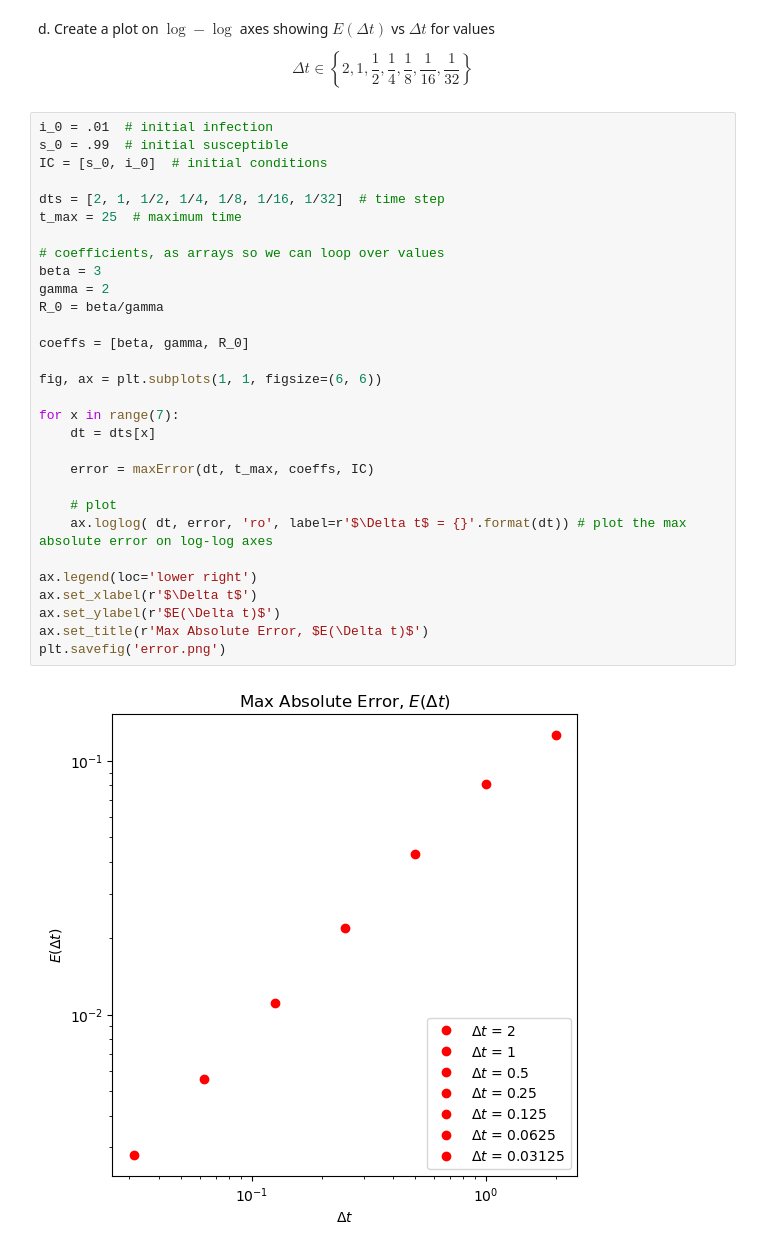
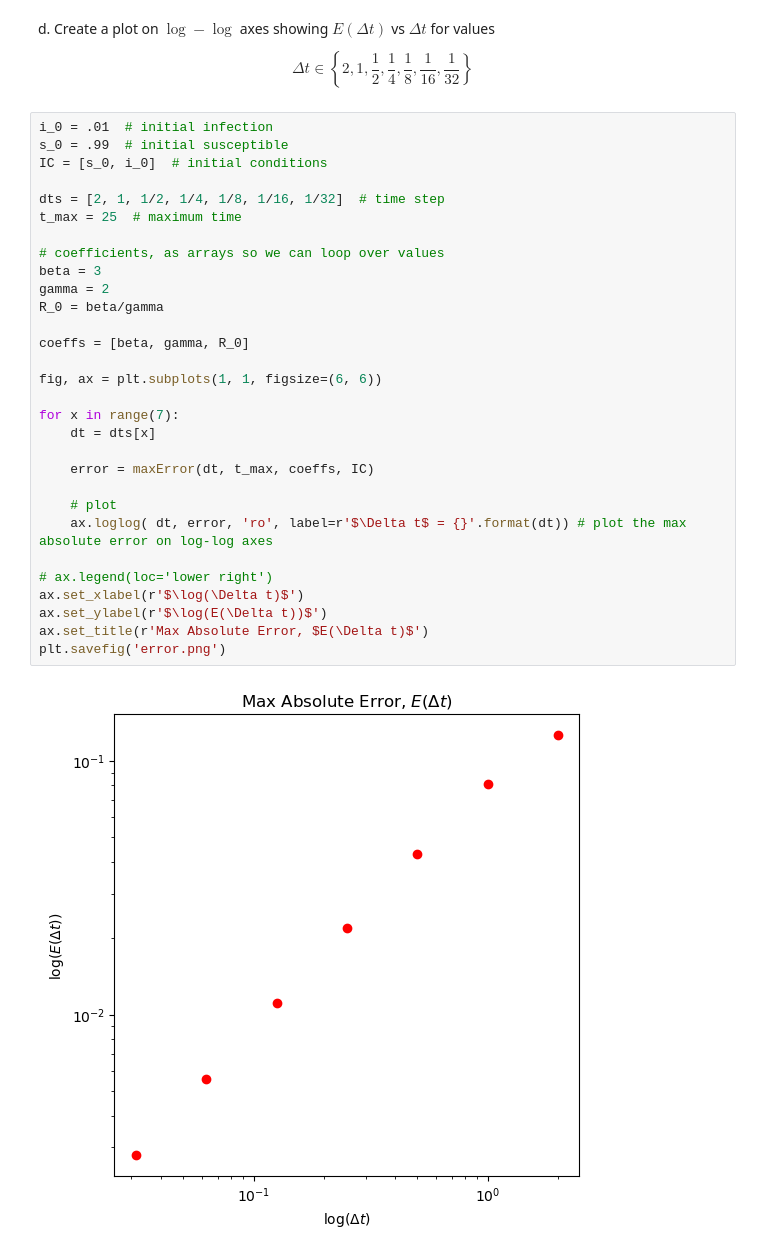
Before and after one commit to clmurphey/csci7000, a Jupyter notebook: hw2/cmmid_hw2.ipynb, the cells around one changed output. Cells and saved outputs as stored; diff of their text form.

Commit message:
feat: update with problem 2 solutions and plots

```diff
--- a/hw2/cmmid_hw2.ipynb
+++ b/hw2/cmmid_hw2.ipynb
@@ -174,32 +174,32 @@ $$
 # %%
 i_0 = .01  # initial infection
 s_0 = .99  # initial susceptible
 IC = [s_0, i_0]  # initial conditions
 
 dts = [2, 1, 1/2, 1/4, 1/8, 1/16, 1/32]  # time step
 t_max = 25  # maximum time
 
 # coefficients, as arrays so we can loop over values
 beta = 3
 gamma = 2
 R_0 = beta/gamma
 
 coeffs = [beta, gamma, R_0]
 
 fig, ax = plt.subplots(1, 1, figsize=(6, 6))
 
 for x in range(7):
     dt = dts[x]
 
     error = maxError(dt, t_max, coeffs, IC)
 
     # plot
     ax.loglog( dt, error, 'ro', label=r'$\Delta t$ = {}'.format(dt)) # plot the max absolute error on log-log axes
 
-ax.legend(loc='lower right')
-ax.set_xlabel(r'$\Delta t$')
-ax.set_ylabel(r'$E(\Delta t)$')
+# ax.legend(loc='lower right')
+ax.set_xlabel(r'$\log(\Delta t)$')
+ax.set_ylabel(r'$\log(E(\Delta t))$')
 ax.set_title(r'Max Absolute Error, $E(\Delta t)$')
 plt.savefig('error.png')
 # %% [output]
-[figure, old version]
+[figure, new version]
```
Also changed, not shown: parts of 5 cells of this notebook.
